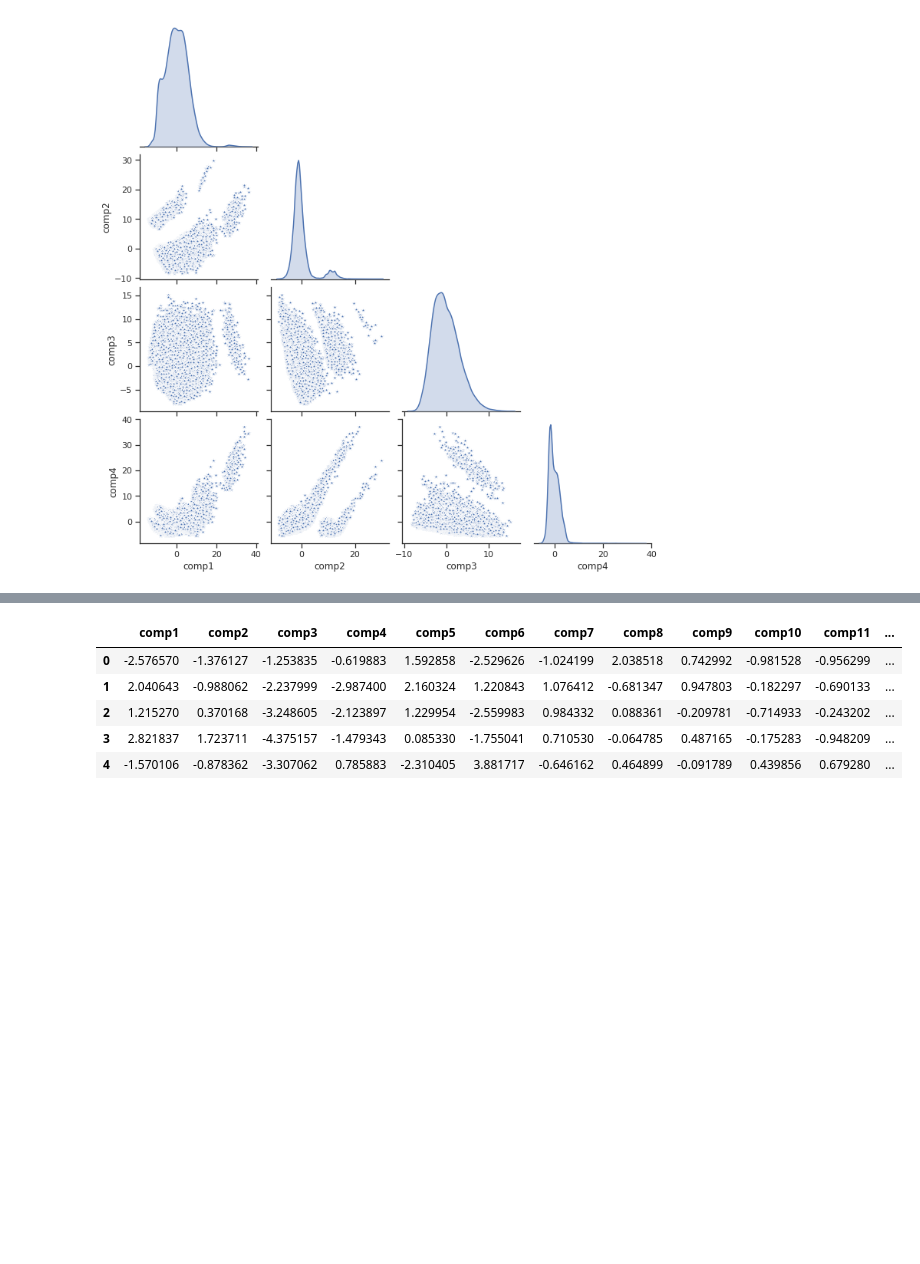
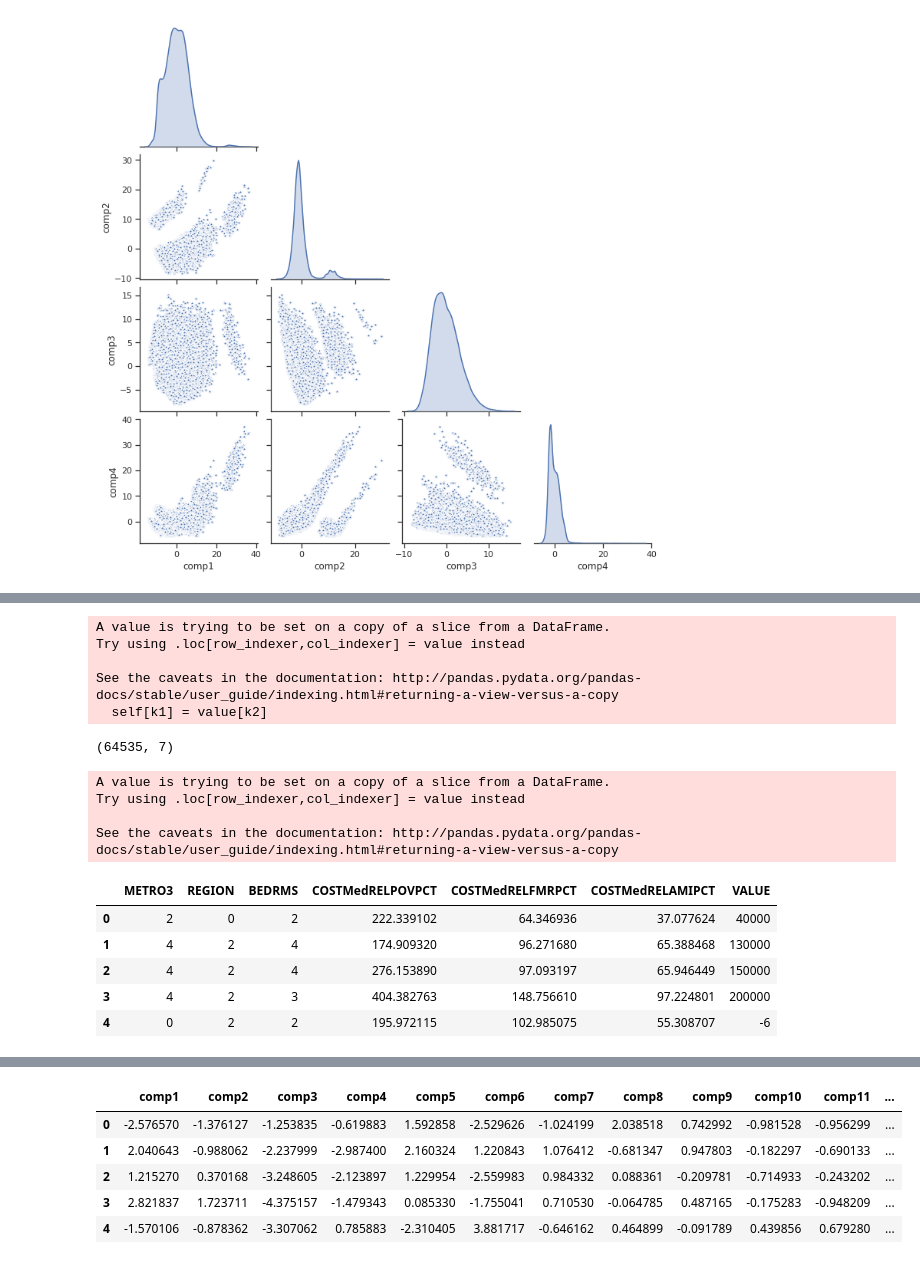
Before and after one commit to JenBanks8585/DS-Unit-1-Sprint-3-Linear-Algebra, a Jupyter notebook: module3-dimensionality-reduction/Jen_Banks_LS_DS_133_High_Dimensional_Data_Assignment.ipynb, the cells around one changed output, grey strips where cells are left out. Drawn from its saved outputs; the diff is of its cells as text; code cells hidden in the pictures; blank space fills up the shorter version.

```diff
--- a/module3-dimensionality-reduction/Jen_Banks_LS_DS_133_High_Dimensional_Data_Assignment.ipynb
+++ b/module3-dimensionality-reduction/Jen_Banks_LS_DS_133_High_Dimensional_Data_Assignment.ipynb
@@ -672,0 +701,30 @@ You don't necessarily have to use this resource, but this will get you started:
+# %%
+# check for number of categorical columns
+cat_cols2 = sub_HADS.columns[sub_HADS.dtypes=='object']
+
+sub_HADS[cat_cols2] = sub_HADS[cat_cols2].astype('category')
+# %% [output]
+A value is trying to be set on a copy of a slice from a DataFrame.
+Try using .loc[row_indexer,col_indexer] = value instead
+
+See the caveats in the documentation: http://pandas.pydata.org/pandas-docs/stable/user_guide/indexing.html#returning-a-view-versus-a-copy
+  self[k1] = value[k2]
+# %%
+# Replace all category cell values with their numeric category codes
+for col in cat_cols2:
+  sub_HADS[col] = sub_HADS[col].cat.codes
+
+print(sub_HADS.shape)
+sub_HADS.head()
+# %% [output]
+(64535, 7)
+A value is trying to be set on a copy of a slice from a DataFrame.
+Try using .loc[row_indexer,col_indexer] = value instead
+
+See the caveats in the documentation: http://pandas.pydata.org/pandas-docs/stable/user_guide/indexing.html#returning-a-view-versus-a-copy
+|  | METRO3 | REGION | BEDRMS | COSTMedRELPOVPCT | COSTMedRELFMRPCT | COSTMedRELAMIPCT | VALUE |
+| 0 | 2 | 0 | 2 | 222.339102 | 64.346936 | 37.077624 | 40000 |
+| 1 | 4 | 2 | 4 | 174.909320 | 96.271680 | 65.388468 | 130000 |
+| 2 | 4 | 2 | 4 | 276.153890 | 97.093197 | 65.946449 | 150000 |
+| 3 | 4 | 2 | 3 | 404.382763 | 148.756610 | 97.224801 | 200000 |
+| 4 | 0 | 2 | 2 | 195.972115 | 102.985075 | 55.308707 | -6 |
```
Also changed, not shown: parts of 5 cells of this notebook.
